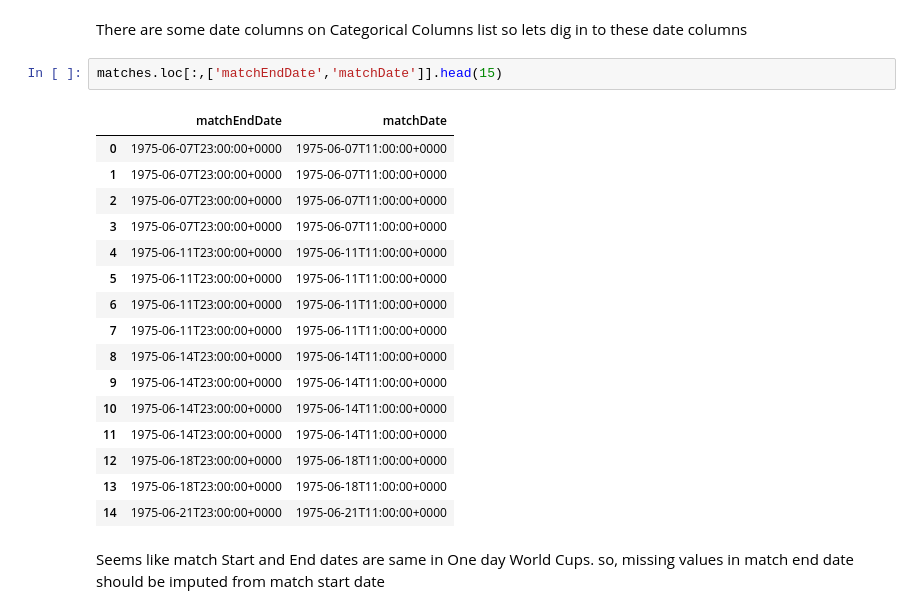
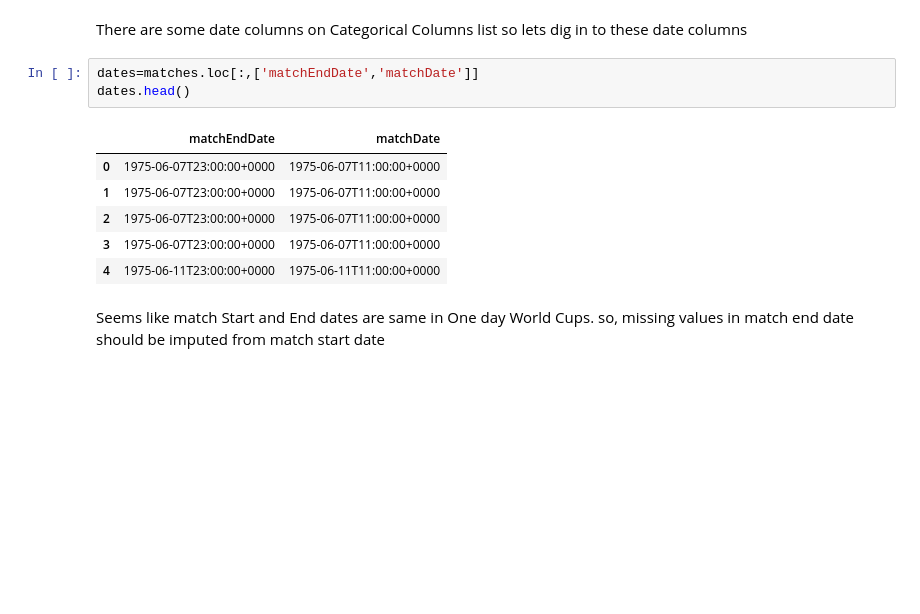
Before and after one commit to taaha3244/AtomCampAIBootcamp, a Jupyter notebook: EDA_project_cricket_world_cup_data.ipynb, the cells around one changed output. Cells and saved outputs as stored; diff of their text form; blank space fills up the shorter version.

```diff
--- a/EDA_project_cricket_world_cup_data.ipynb
+++ b/EDA_project_cricket_world_cup_data.ipynb
@@ -243,24 +348,15 @@ numerical_columns = matches.select_dtypes(exclude=['object']).columns
 # %% [markdown]
 There are some date columns on Categorical Columns list so lets dig in to these date columns
 # %%
-matches.loc[:,['matchEndDate','matchDate']].head(15)
+dates=matches.loc[:,['matchEndDate','matchDate']]
+dates.head()
 # %% [output]
 |  | matchEndDate | matchDate |
 | 0 | 1975-06-07T23:00:00+0000 | 1975-06-07T11:00:00+0000 |
 | 1 | 1975-06-07T23:00:00+0000 | 1975-06-07T11:00:00+0000 |
 | 2 | 1975-06-07T23:00:00+0000 | 1975-06-07T11:00:00+0000 |
 | 3 | 1975-06-07T23:00:00+0000 | 1975-06-07T11:00:00+0000 |
 | 4 | 1975-06-11T23:00:00+0000 | 1975-06-11T11:00:00+0000 |
-| 5 | 1975-06-11T23:00:00+0000 | 1975-06-11T11:00:00+0000 |
-| 6 | 1975-06-11T23:00:00+0000 | 1975-06-11T11:00:00+0000 |
-| 7 | 1975-06-11T23:00:00+0000 | 1975-06-11T11:00:00+0000 |
-| 8 | 1975-06-14T23:00:00+0000 | 1975-06-14T11:00:00+0000 |
-| 9 | 1975-06-14T23:00:00+0000 | 1975-06-14T11:00:00+0000 |
-| 10 | 1975-06-14T23:00:00+0000 | 1975-06-14T11:00:00+0000 |
-| 11 | 1975-06-14T23:00:00+0000 | 1975-06-14T11:00:00+0000 |
-| 12 | 1975-06-18T23:00:00+0000 | 1975-06-18T11:00:00+0000 |
-| 13 | 1975-06-18T23:00:00+0000 | 1975-06-18T11:00:00+0000 |
-| 14 | 1975-06-21T23:00:00+0000 | 1975-06-21T11:00:00+0000 |
 # %% [markdown]
 Seems like match Start and End dates are same in One day World Cups. so, missing values in match end date should be imputed from match start date
 # %%
```
Also changed, not shown: parts of 87 cells of this notebook.
